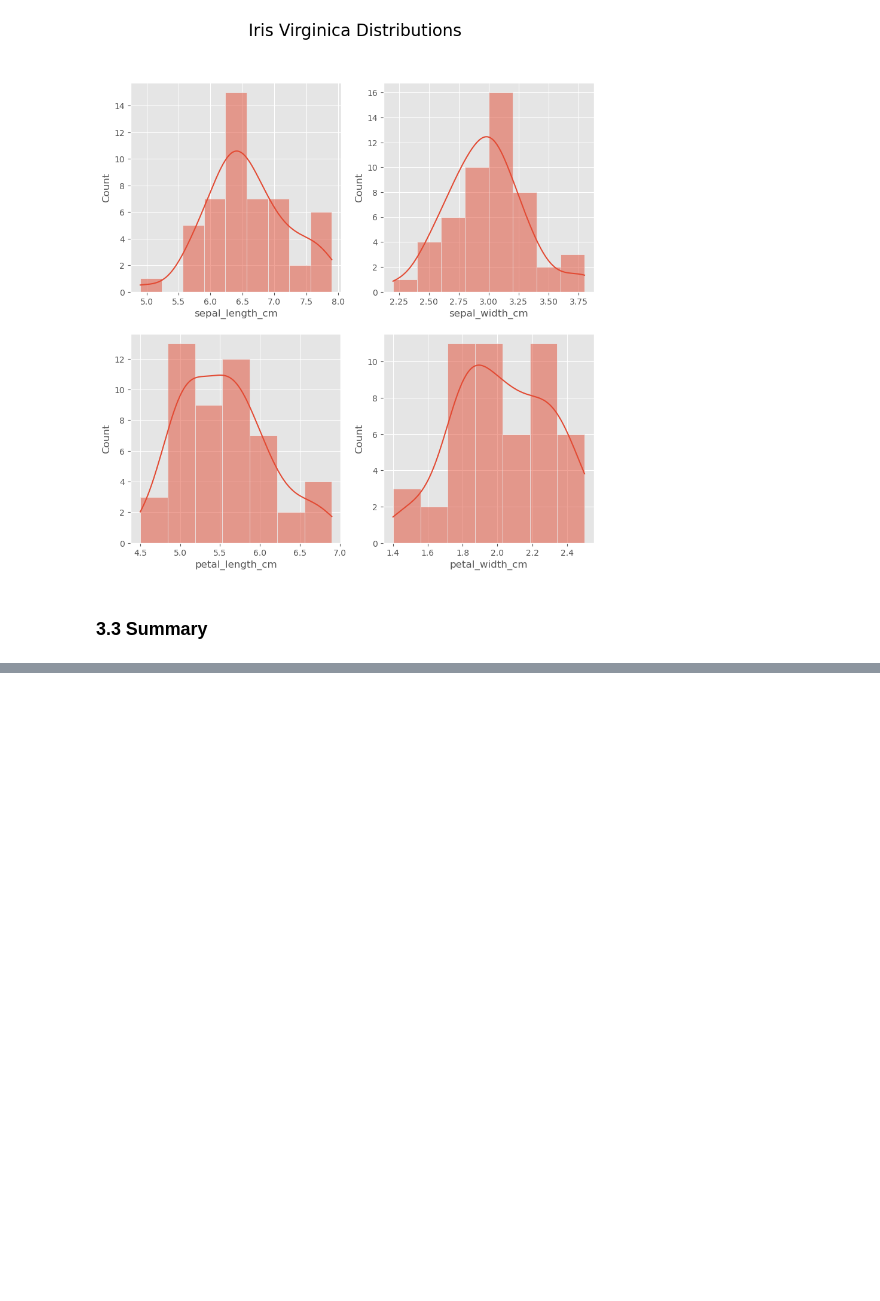
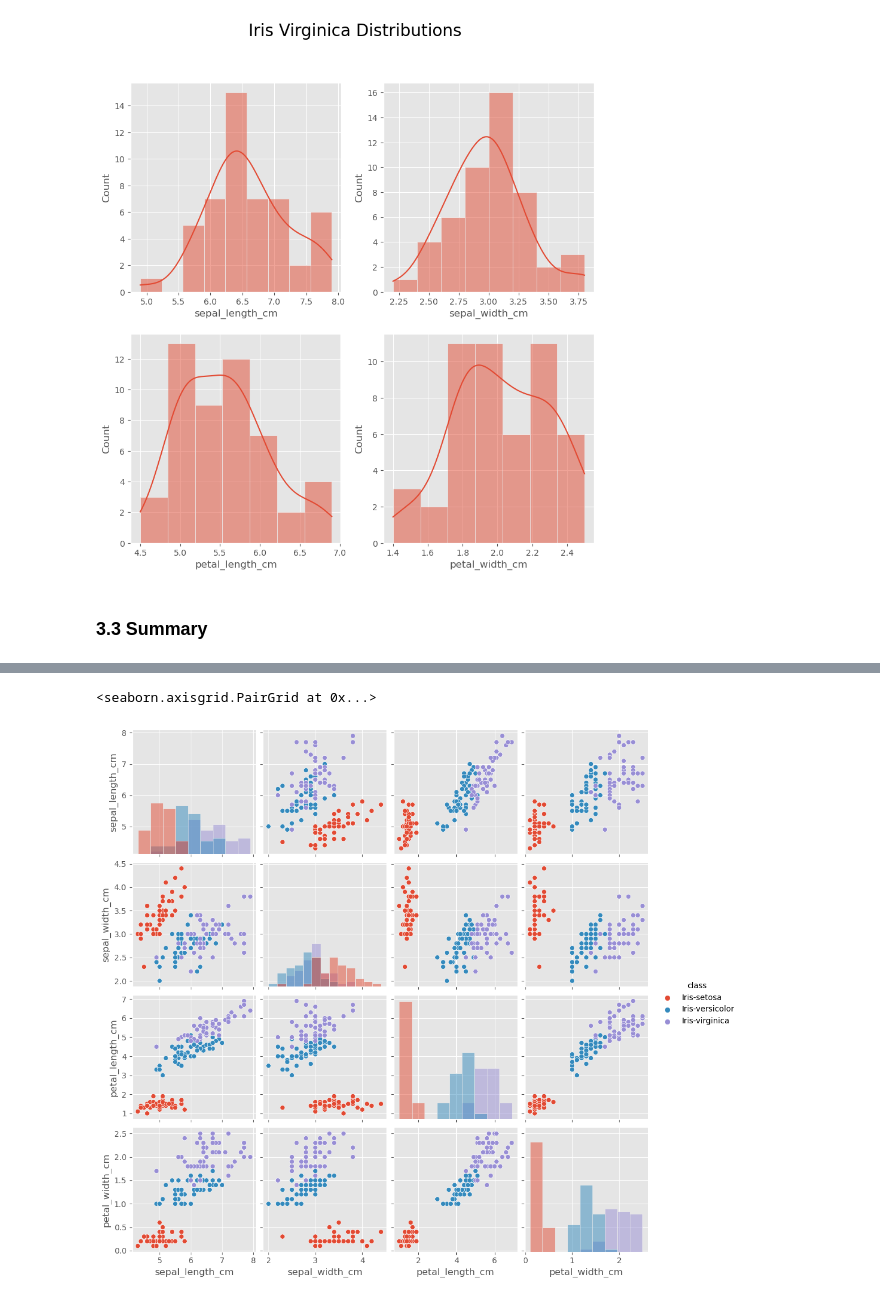
Before and after one commit to PaulShox/pands-project, a Jupyter notebook: analysis.ipynb, the cells around one changed output, grey strips where cells are left out. Saved outputs shown, nothing was run; the diff lists cells and outputs as text; code cells hidden in the pictures; blank space fills up the shorter version.

```diff
--- a/analysis.ipynb
+++ b/analysis.ipynb
@@ -362,0 +391,13 @@ Text(0.5, 0.98, 'Iris Virginica Distributions')
+# %%
+measures = iris[
+                ['class',
+                'sepal_length_cm',
+                'sepal_width_cm',
+                'petal_length_cm',
+                'petal_width_cm']
+]
+
+pairplot(measures, hue='class', diag_kind='hist')
+# %% [output]
+<seaborn.axisgrid.PairGrid at 0x...>
+[figure, added]
```
Also changed, not shown: parts of 14 cells of this notebook.
